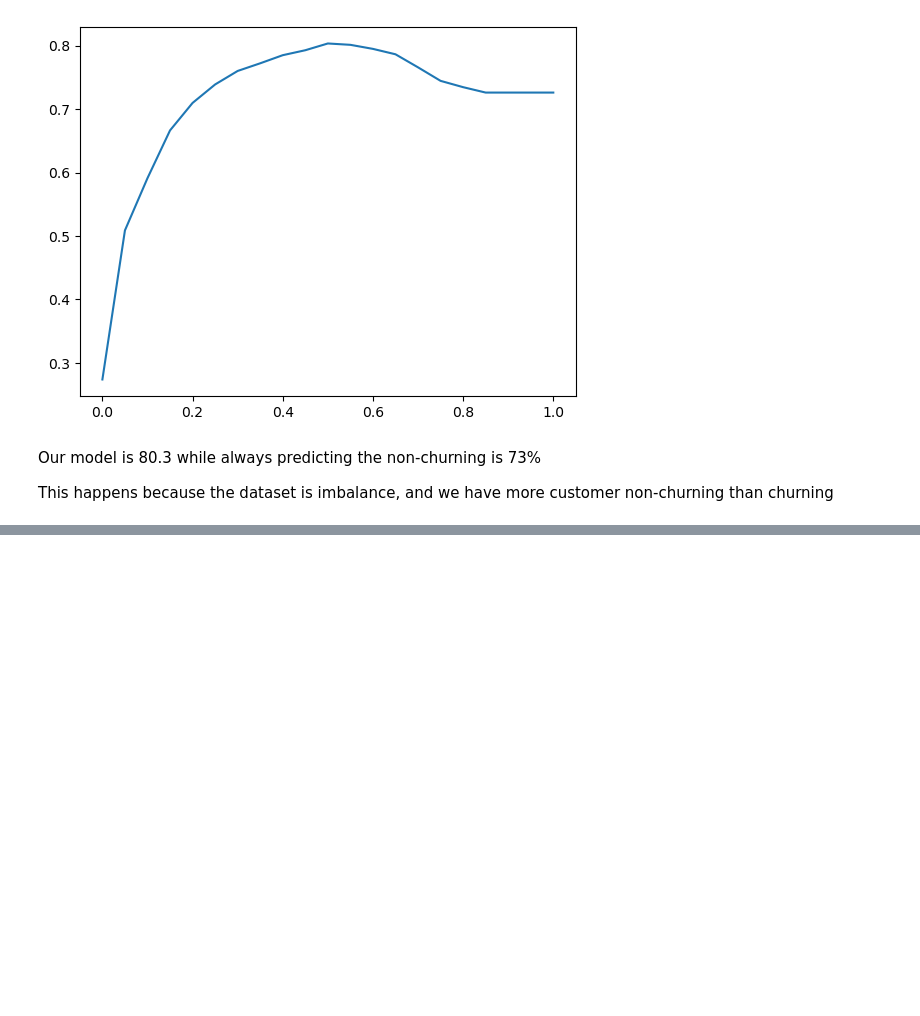
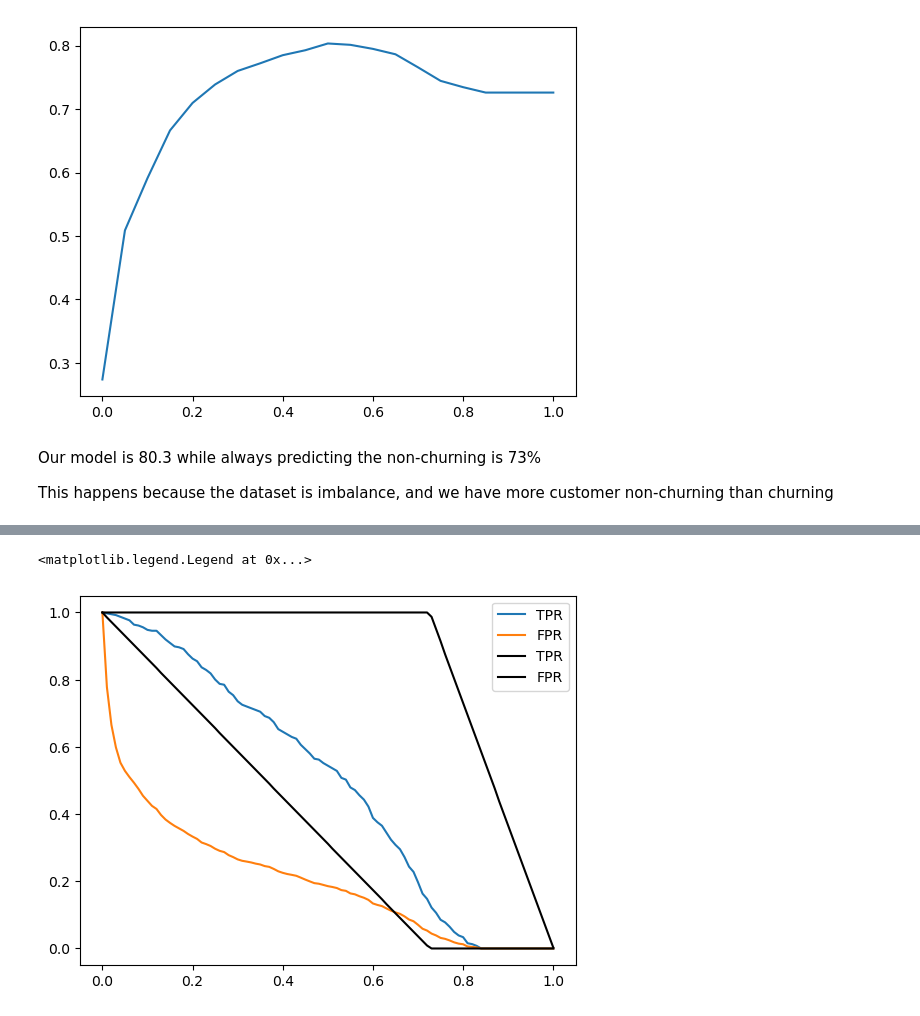
Before and after one commit to sotoblanco/ML-Zoomcamp, a Jupyter notebook: 03-Classification/classification_lessons.ipynb, the cells around one changed output, grey strips where cells are left out. Drawn from its saved outputs; the diff is of its cells as text; code cells hidden in the pictures; blank space fills up the shorter version.

```diff
--- a/03-Classification/classification_lessons.ipynb
+++ b/03-Classification/classification_lessons.ipynb
@@ -585,0 +759,4 @@ This happens because the dataset is imbalance, and we have more customer non-chu
+# %%
+num_neg = (y_val == 0).sum()
+num_pos = (y_val == 1).sum()
+num_neg, num_pos
@@ -585,0 +765,3 @@ This happens because the dataset is imbalance, and we have more customer non-chu
+# %%
+y_ideal = np.repeat([0, 1], [num_neg, num_pos])
+y_ideal
@@ -585,0 +770,2 @@ This happens because the dataset is imbalance, and we have more customer non-chu
+# %%
+y_ideal_pred = np.linspace(0, 1, len(y_val))
@@ -585,0 +780,2 @@ This happens because the dataset is imbalance, and we have more customer non-chu
+# %%
+df_ideal = tpr_fpr_dataframe(y_ideal, y_ideal_pred)
@@ -585,0 +813,17 @@ This happens because the dataset is imbalance, and we have more customer non-chu
+# %%
+from turtle import color
+
+
+plt.plot(df_scores.thresholds, df_scores['tpr'], label='TPR')
+plt.plot(df_scores.thresholds, df_scores['fpr'], label='FPR')
+
+#plt.plot(df_rand.threshold, df_rand['tpr'], label='TPR')
+#plt.plot(df_rand.threshold, df_rand['fpr'], label='FPR')
+
+plt.plot(df_ideal.threshold, df_ideal['tpr'], label='TPR', color="black")
+plt.plot(df_ideal.threshold, df_ideal['fpr'], label='FPR', color="black")
+
+plt.legend()
+# %% [output]
+<matplotlib.legend.Legend at 0x...>
+[figure, added]
```
Also changed, not shown: parts of 33 cells of this notebook, 29 other files.
